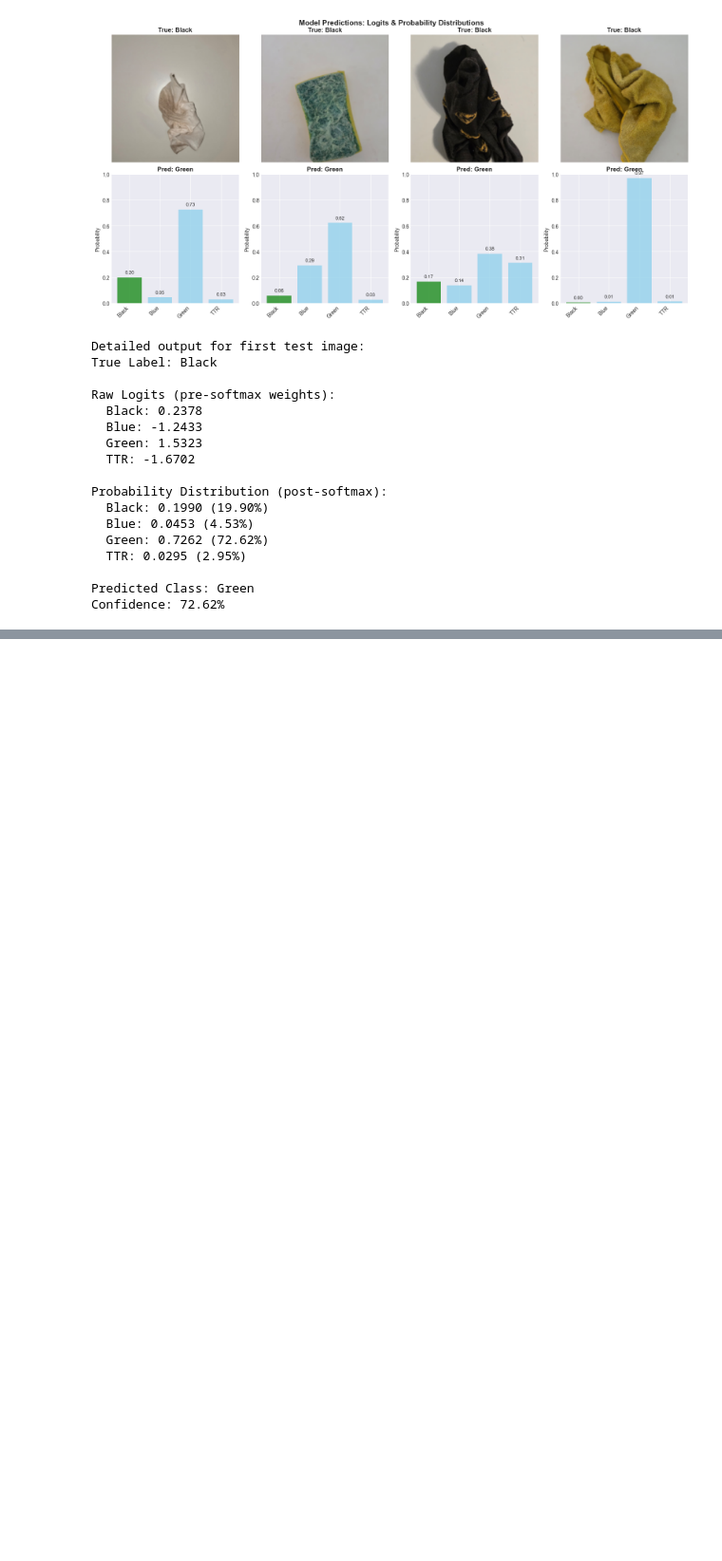
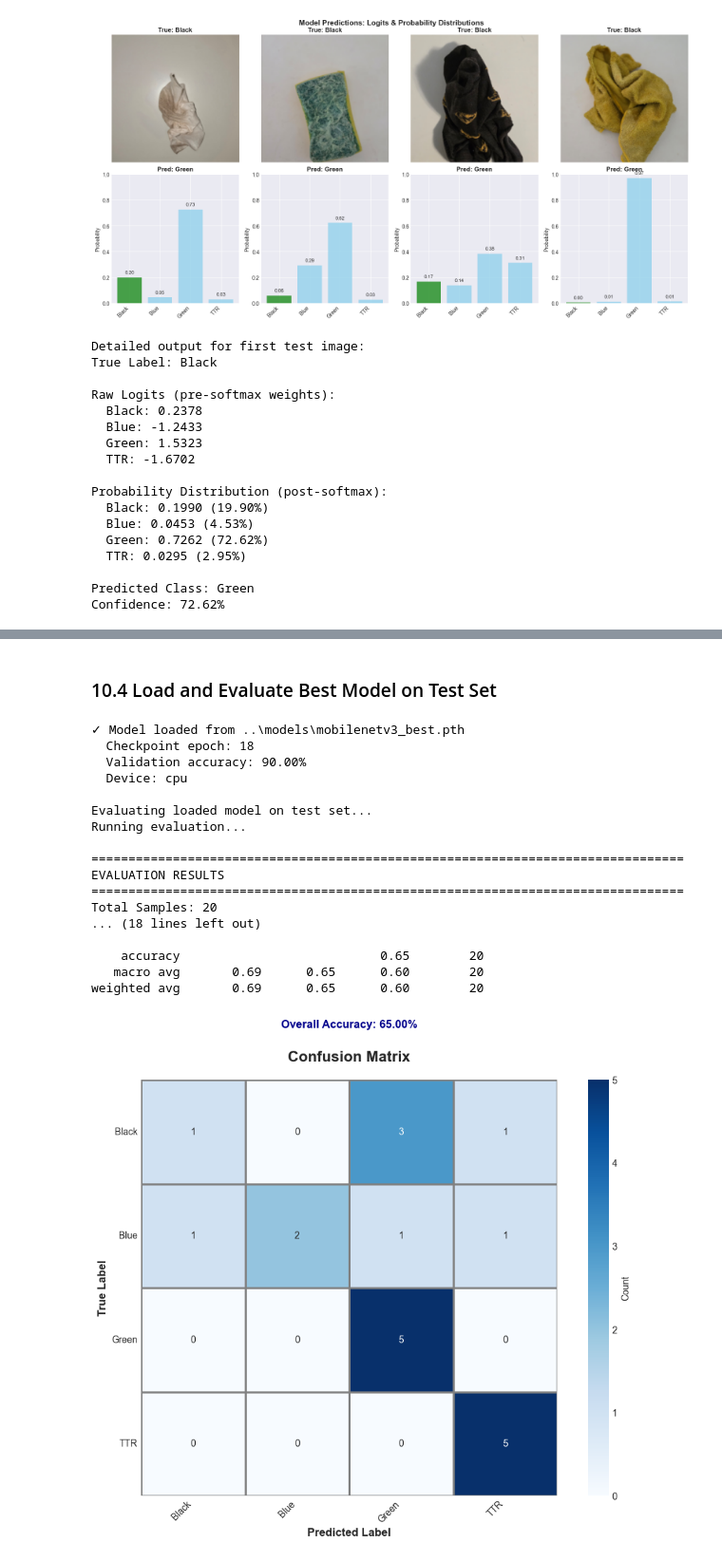
Before and after one commit to NotAlpha45/trash-classification-project, a Jupyter notebook: notebooks/image_model_experiment_mobilenetv3.ipynb, the cells around one changed output, grey strips where cells are left out. Shown at 95% size. Drawn from its saved outputs; the diff is of its cells as text; code cells hidden in the pictures; blank space fills up the shorter version.

```diff
--- a/notebooks/image_model_experiment_mobilenetv3.ipynb
+++ b/notebooks/image_model_experiment_mobilenetv3.ipynb
@@ -1139,0 +1377,41 @@ Confidence: 72.62%
+# %% [markdown]
+### 10.4 Load and Evaluate Best Model on Test Set
+# %%
+best_model_path = CHECKPOINT_DIR / "mobilenetv3_best.pth"
+if best_model_path.exists():
+    # Load the best model
+    loaded_model = load_pretrained_model(
+        checkpoint_path=best_model_path, num_classes=num_classes, device=device
+    )
+
+    # Evaluate on test set
+    print("\nEvaluating loaded model on test set...")
+    loaded_metrics = evaluate_model(
+        model=loaded_model,
+        dataloader=test_loader,
+        class_names=class_names,
+        device=device,
+        plot_confusion_matrix=True,
+    )
+else:
+    print(f"Best model checkpoint not found at {best_model_path}")
+    print("Please train the model first or specify correct checkpoint path.")
+# %% [output]
+✓ Model loaded from ..\models\mobilenetv3_best.pth
+  Checkpoint epoch: 18
+  Validation accuracy: 90.00%
+  Device: cpu
+
+Evaluating loaded model on test set...
+Running evaluation...
+
+================================================================================
+EVALUATION RESULTS
+================================================================================
+Total Samples: 20
+... (18 lines left out)
+
+    accuracy                           0.65        20
+   macro avg       0.69      0.65      0.60        20
+weighted avg       0.69      0.65      0.60        20
+[figure, added]
```
Also changed, not shown: parts of 8 cells of this notebook, 2 other files.
